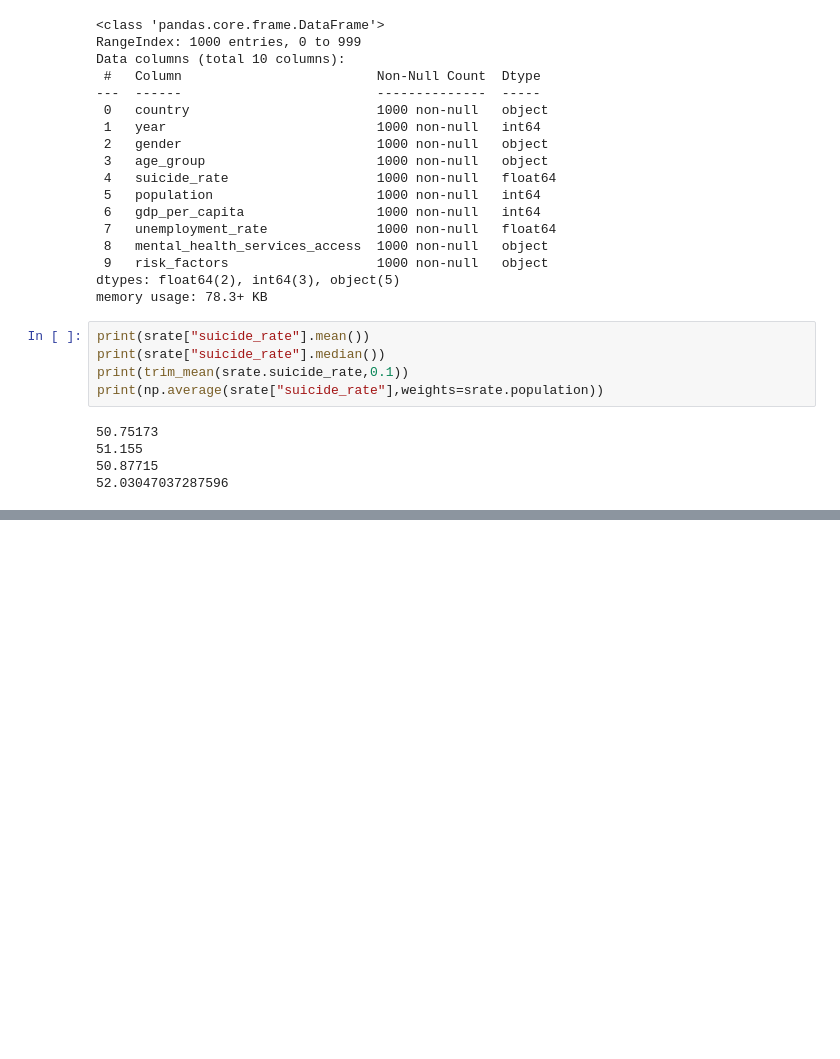
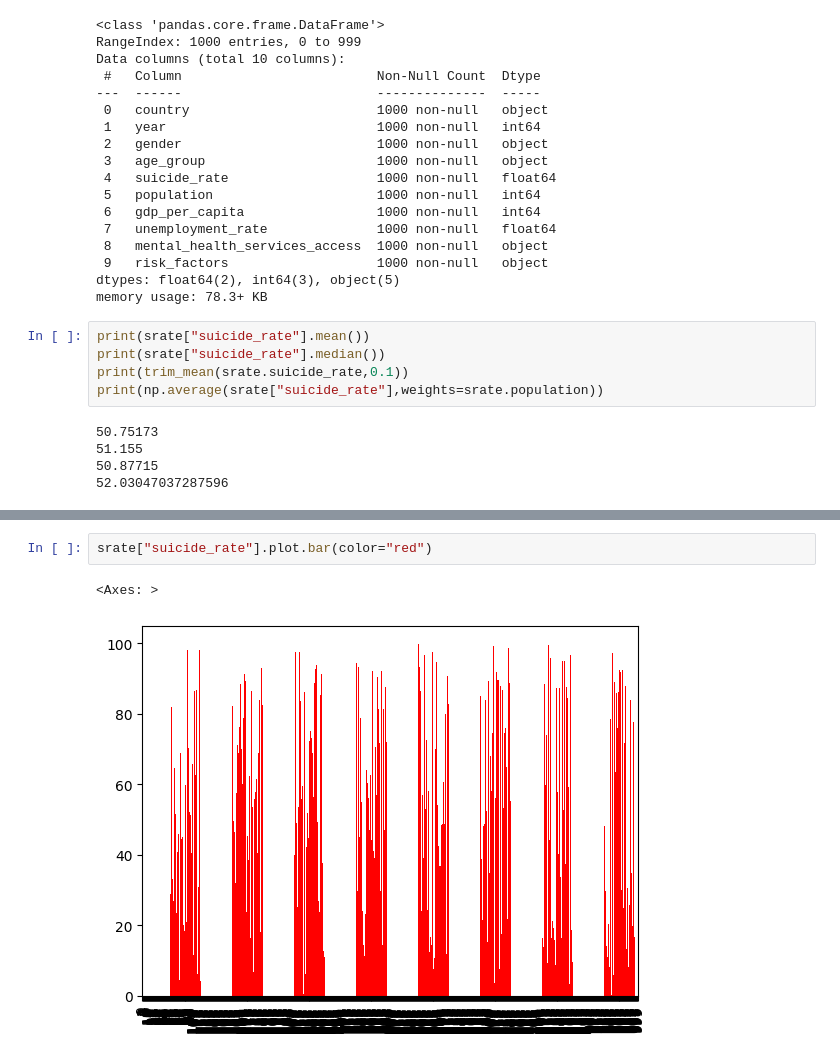
Before and after one commit to SantiagoArce7/CIENCIA_DATOS_2025, a Jupyter notebook: Ejercicios_dataset_2.ipynb, the cells around one changed output, grey strips where cells are left out. Cells and saved outputs as stored; diff of their text form; blank space fills up the shorter version.

```diff
--- a/Ejercicios_dataset_2.ipynb
+++ b/Ejercicios_dataset_2.ipynb
@@ -79,0 +85,5 @@ print(np.average(srate["suicide_rate"],weights=srate.population))
+# %%
+srate["suicide_rate"].plot.bar(color="red")
+# %% [output]
+<Axes: >
+[figure, added]
```
Also changed, not shown: parts of 4 cells of this notebook.
